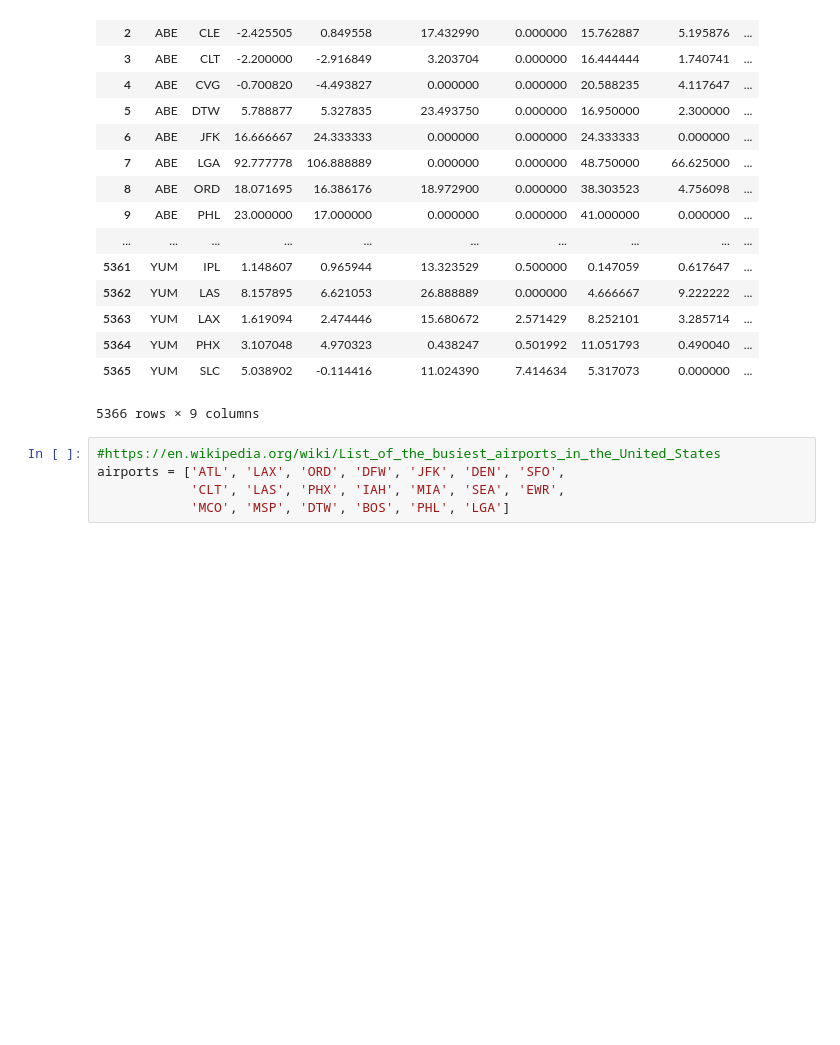
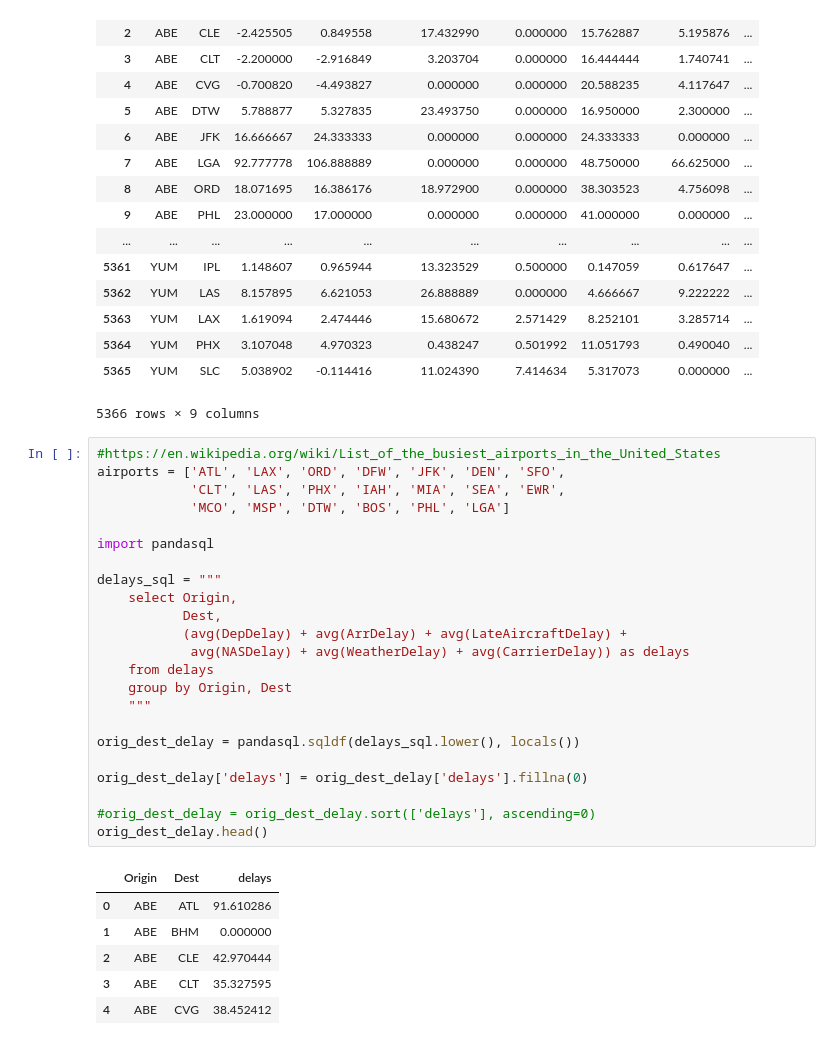
Before and after one commit to ruimaranhao/DataAnalystNanodegree, a Jupyter notebook: P6/v3/Untitled.ipynb, the cells around one changed output. Cells and saved outputs as stored; diff of their text form; blank space fills up the shorter version.

```diff
--- a/P6/v3/Untitled.ipynb
+++ b/P6/v3/Untitled.ipynb
@@ -48,5 +48,30 @@ delays
 # %%
 #https://en.wikipedia.org/wiki/List_of_the_busiest_airports_in_the_United_States
 airports = ['ATL', 'LAX', 'ORD', 'DFW', 'JFK', 'DEN', 'SFO',
             'CLT', 'LAS', 'PHX', 'IAH', 'MIA', 'SEA', 'EWR',
             'MCO', 'MSP', 'DTW', 'BOS', 'PHL', 'LGA']
+
+import pandasql
+
+delays_sql = """
+    select Origin,
+           Dest,
+           (avg(DepDelay) + avg(ArrDelay) + avg(LateAircraftDelay) +
+            avg(NASDelay) + avg(WeatherDelay) + avg(CarrierDelay)) as delays
+    from delays
+    group by Origin, Dest
+    """
+
+orig_dest_delay = pandasql.sqldf(delays_sql.lower(), locals())
+
+orig_dest_delay['delays'] = orig_dest_delay['delays'].fillna(0)
+
+#orig_dest_delay = orig_dest_delay.sort(['delays'], ascending=0)
+orig_dest_delay.head()
+# %% [output]
+|  | Origin | Dest | delays |
+| 0 | ABE | ATL | 91.610286 |
+| 1 | ABE | BHM | 0.000000 |
+| 2 | ABE | CLE | 42.970444 |
+| 3 | ABE | CLT | 35.327595 |
+| 4 | ABE | CVG | 38.452412 |
```
Also changed, not shown: parts of 3 cells of this notebook, 1 other file.
